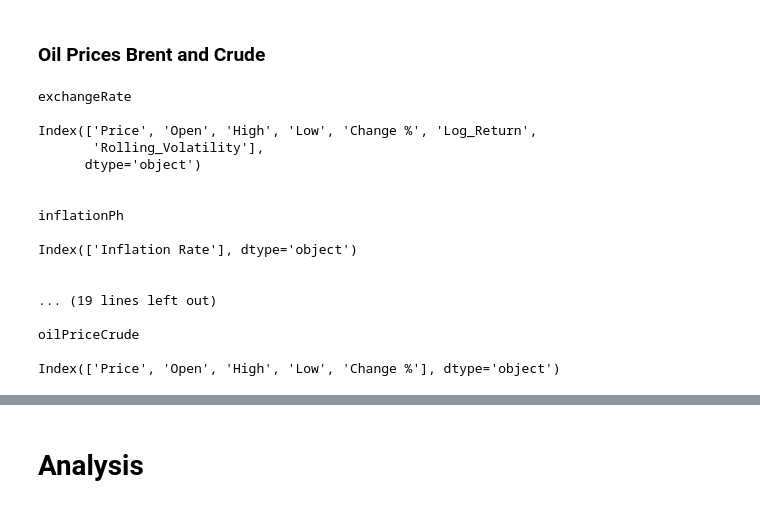
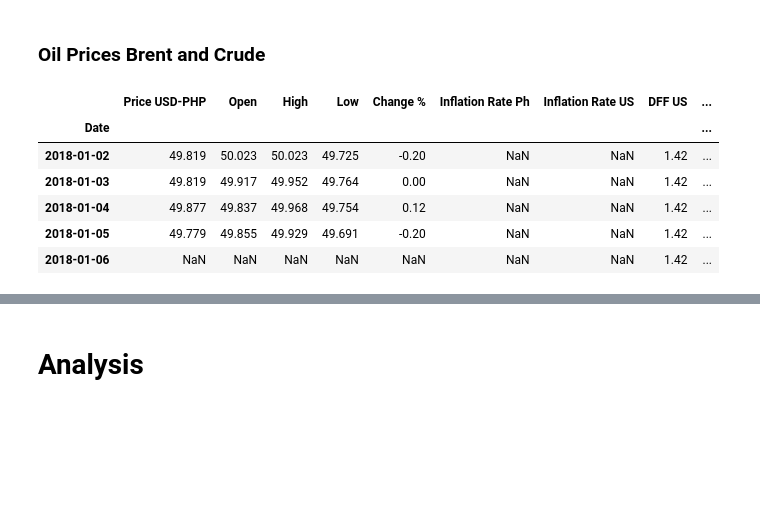
Before and after one commit to kbbn-debugger/Exploratory-Data-Analysis-USD-PHP, a Jupyter notebook: notebooks/EDA Final.ipynb, the cells around one changed output, grey strips where cells are left out. Saved outputs shown, nothing was run; the diff lists cells and outputs as text; code cells hidden in the pictures; blank space fills up the shorter version.

Commit message:
update one dataset

```diff
--- a/notebooks/EDA Final.ipynb
+++ b/notebooks/EDA Final.ipynb
@@ -234,24 +266,19 @@ oilPriceCrude['Change %'] = pd.to_numeric(oilPriceCrude['Change %'])
+# %%
+start = "2018-01-02"
+end   = "2025-09-30"
 # %%
 # combining the datasets together into one big dataset called main
 
-for k, i in datasets.items():
-    print(f"{k}\n")
-    print(f"{i.columns}\n\n")
+from functools import reduce
+
+main = reduce(lambda left, right: left.join(right, how='outer'), datasets.values())
+main = main.loc[start:end]
+main.head()
 # %% [output]
-exchangeRate
-
-Index(['Price', 'Open', 'High', 'Low', 'Change %', 'Log_Return',
-       'Rolling_Volatility'],
-      dtype='object')
-
-
-inflationPh
-
-Index(['Inflation Rate'], dtype='object')
-
-
-... (19 lines left out)
-
-oilPriceCrude
-
-Index(['Price', 'Open', 'High', 'Low', 'Change %'], dtype='object')
+|  | Price USD-PHP | Open | High | Low | Change % | Inflation Rate Ph | Inflation Rate US | DFF US | ... |
+| Date |  |  |  |  |  |  |  |  | ... |
+| 2018-01-02 | 49.819 | 50.023 | 50.023 | 49.725 | -0.20 | NaN | NaN | 1.42 | ... |
+| 2018-01-03 | 49.819 | 49.917 | 49.952 | 49.764 | 0.00 | NaN | NaN | 1.42 | ... |
+| 2018-01-04 | 49.877 | 49.837 | 49.968 | 49.754 | 0.12 | NaN | NaN | 1.42 | ... |
+| 2018-01-05 | 49.779 | 49.855 | 49.929 | 49.691 | -0.20 | NaN | NaN | 1.42 | ... |
+| 2018-01-06 | NaN | NaN | NaN | NaN | NaN | NaN | NaN | 1.42 | ... |
```
Also changed, not shown: parts of 12 cells of this notebook, 1 other file.
